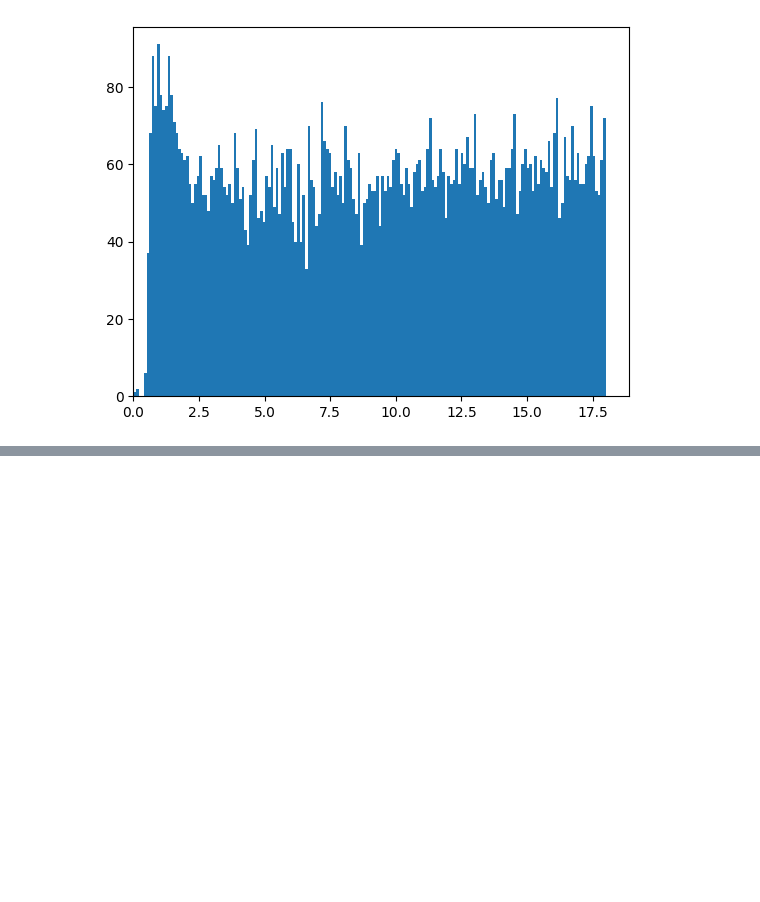
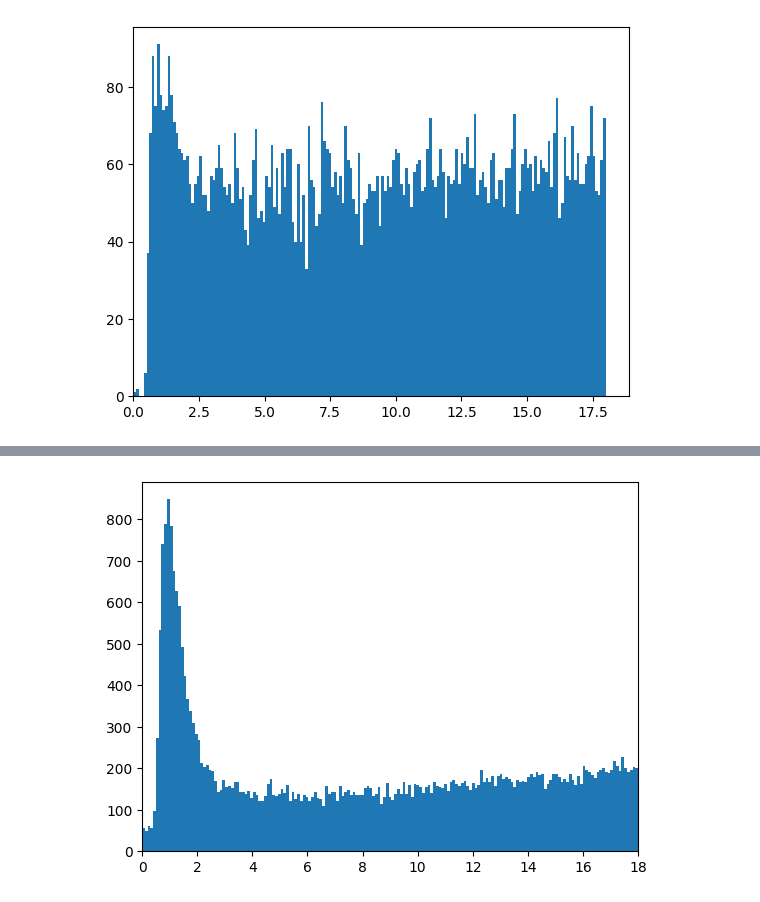
Before and after one commit to villano-lab/R76Analysis, a Jupyter notebook: Tutorial_Replication.ipynb, the cells around one changed output, grey strips where cells are left out. Cells and saved outputs as stored; diff of their text form; code cells hidden in the pictures; blank space fills up the shorter version.

```diff
--- a/Tutorial_Replication.ipynb
+++ b/Tutorial_Replication.ipynb
@@ -362,0 +379,6 @@ plt.show()
+# %%
+plt.hist(pt_keV[2][~crand[2]]/4.45,bins=np.linspace(0,18,180))
+plt.xlim(0,18)
+plt.show()
+# %% [output]
+[figure, added]
```
Also changed, not shown: parts of 5 cells of this notebook, 2 other files.
